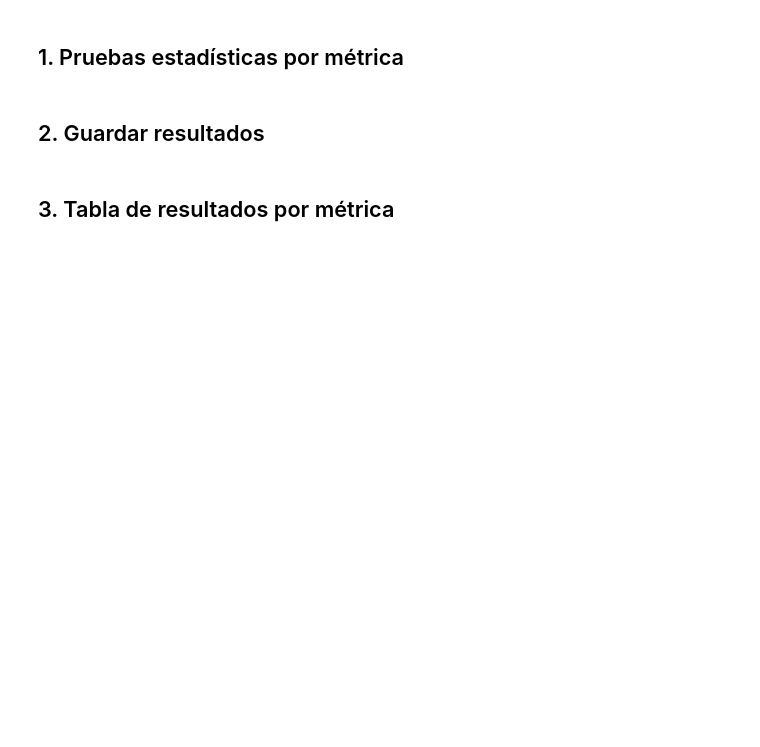
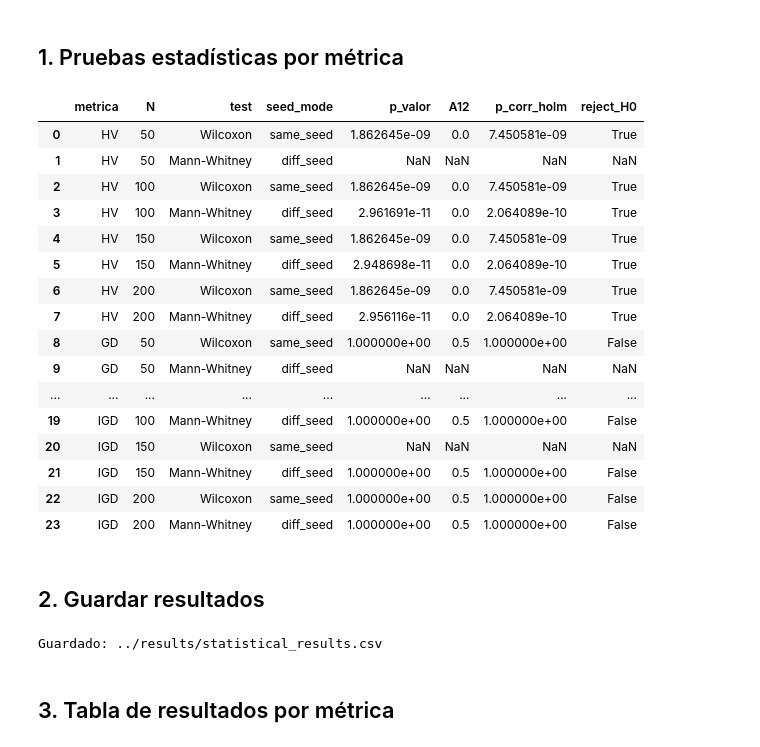
Before and after one commit to jg2kpy/tfg, a Jupyter notebook: src/55JAIIO/statistical_analysis.ipynb, the cells around one changed output. Saved outputs shown, nothing was run; the diff lists cells and outputs as text; code cells hidden in the pictures; blank space fills up the shorter version.

```diff
--- a/src/55JAIIO/statistical_analysis.ipynb
+++ b/src/55JAIIO/statistical_analysis.ipynb
@@ -39,9 +58,13 @@ def run_tests(df, metric):
         if len(orig_same) > 0 and len(mod_same) > 0:
             merged = orig_same.merge(mod_same, on='seed', suffixes=('_orig', '_mod'))
             if len(merged) >= 2:
-                res_w = pg.wilcoxon(merged[f'{metric}_orig'], merged[f'{metric}_mod'])
-                p_w   = float(res_w['p-val'].iloc[0])
-                a12_w = float(res_w['CLES'].iloc[0]) if 'CLES' in res_w.columns else np.nan
+                try:
+                    res_w = pg.wilcoxon(merged[f'{metric}_orig'], merged[f'{metric}_mod'])
+                    p_w   = float(res_w['p_val'].iloc[0])
+                    a12_w = float(res_w['CLES'].iloc[0]) if 'CLES' in res_w.columns else np.nan
+                except ValueError:
+                    # Todas las diferencias pareadas son cero (orig == mod en todos los seeds)
+                    p_w, a12_w = 1.0, 0.5
             else:
                 p_w, a12_w = np.nan, np.nan
         else:
@@ -51,40 +74,60 @@ def run_tests(df, metric):
                      'p_valor': p_w, 'A12': a12_w})
 
         # ── Mann-Whitney U (diff_seed) ────────────────────────────────────
         if len(orig_diff) >= 2 and len(mod_diff) >= 2:
             res_mw = pg.mwu(orig_diff[metric], mod_diff[metric], alternative='two-sided')
-            p_mw   = float(res_mw['p-val'].iloc[0])
+            p_mw   = float(res_mw['p_val'].iloc[0])
             a12_mw = float(res_mw['CLES'].iloc[0]) if 'CLES' in res_mw.columns else np.nan
         else:
             p_mw, a12_mw = np.nan, np.nan
 
         rows.append({'N': n, 'test': 'Mann-Whitney', 'seed_mode': 'diff_seed',
                      'p_valor': p_mw, 'A12': a12_mw})
 
     result_df = pd.DataFrame(rows)
 
     # ── Holm-Bonferroni sobre todos los p-valores de esta métrica ─────────
     valid_mask = result_df['p_valor'].notna()
     if valid_mask.sum() > 0:
         pvals = result_df.loc[valid_mask, 'p_valor'].values
         reject, pvals_corr, _, _ = multipletests(pvals, method='holm')
         result_df.loc[valid_mask, 'p_corr_holm'] = pvals_corr
         result_df.loc[valid_mask, 'reject_H0']   = reject
     else:
         result_df['p_corr_holm'] = np.nan
         result_df['reject_H0']   = np.nan
 
     result_df.insert(0, 'metrica', metric)
     return result_df
 
 all_results = pd.concat([run_tests(df, m) for m in METRICS], ignore_index=True)
 all_results
+# %% [output]
+|  | metrica | N | test | seed_mode | p_valor | A12 | p_corr_holm | reject_H0 |
+| 0 | HV | 50 | Wilcoxon | same_seed | 1.862645e-09 | 0.0 | 7.450581e-09 | True |
+| 1 | HV | 50 | Mann-Whitney | diff_seed | NaN | NaN | NaN | NaN |
+| 2 | HV | 100 | Wilcoxon | same_seed | 1.862645e-09 | 0.0 | 7.450581e-09 | True |
+| 3 | HV | 100 | Mann-Whitney | diff_seed | 2.961691e-11 | 0.0 | 2.064089e-10 | True |
+| 4 | HV | 150 | Wilcoxon | same_seed | 1.862645e-09 | 0.0 | 7.450581e-09 | True |
+| 5 | HV | 150 | Mann-Whitney | diff_seed | 2.948698e-11 | 0.0 | 2.064089e-10 | True |
+| 6 | HV | 200 | Wilcoxon | same_seed | 1.862645e-09 | 0.0 | 7.450581e-09 | True |
+| 7 | HV | 200 | Mann-Whitney | diff_seed | 2.956116e-11 | 0.0 | 2.064089e-10 | True |
+| 8 | GD | 50 | Wilcoxon | same_seed | 1.000000e+00 | 0.5 | 1.000000e+00 | False |
+| 9 | GD | 50 | Mann-Whitney | diff_seed | NaN | NaN | NaN | NaN |
+| ... | ... | ... | ... | ... | ... | ... | ... | ... |
+| 19 | IGD | 100 | Mann-Whitney | diff_seed | 1.000000e+00 | 0.5 | 1.000000e+00 | False |
+| 20 | IGD | 150 | Wilcoxon | same_seed | NaN | NaN | NaN | NaN |
+| 21 | IGD | 150 | Mann-Whitney | diff_seed | 1.000000e+00 | 0.5 | 1.000000e+00 | False |
+| 22 | IGD | 200 | Wilcoxon | same_seed | 1.000000e+00 | 0.5 | 1.000000e+00 | False |
+| 23 | IGD | 200 | Mann-Whitney | diff_seed | 1.000000e+00 | 0.5 | 1.000000e+00 | False |
 # %% [markdown]
 ## 2. Guardar resultados
 # %%
 out_path = f'{RESULTS_BASE}/statistical_results.csv'
 all_results.to_csv(out_path, index=False)
 print(f'Guardado: {out_path}')
+# %% [output]
+Guardado: ../results/statistical_results.csv
 # %% [markdown]
 ## 3. Tabla de resultados por métrica
 # %%
```
Also changed, not shown: parts of 3 cells of this notebook, 3 other files.
